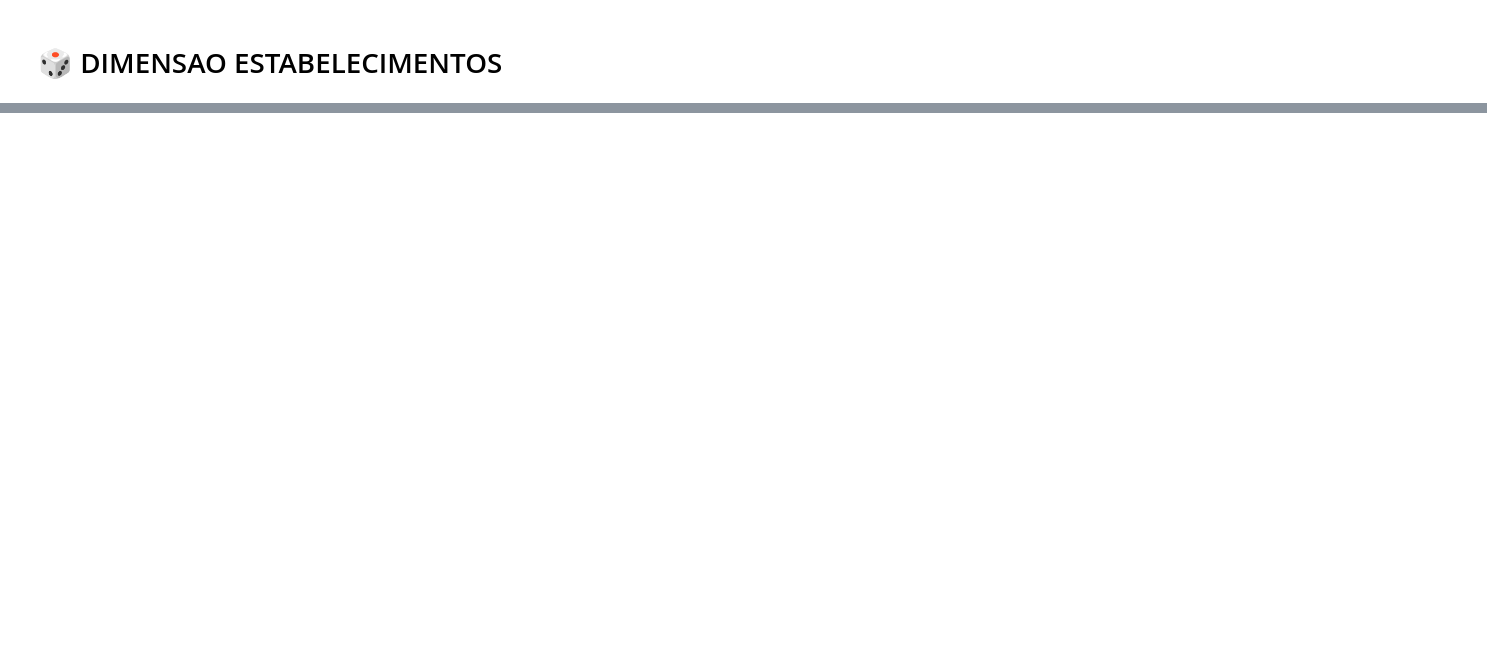
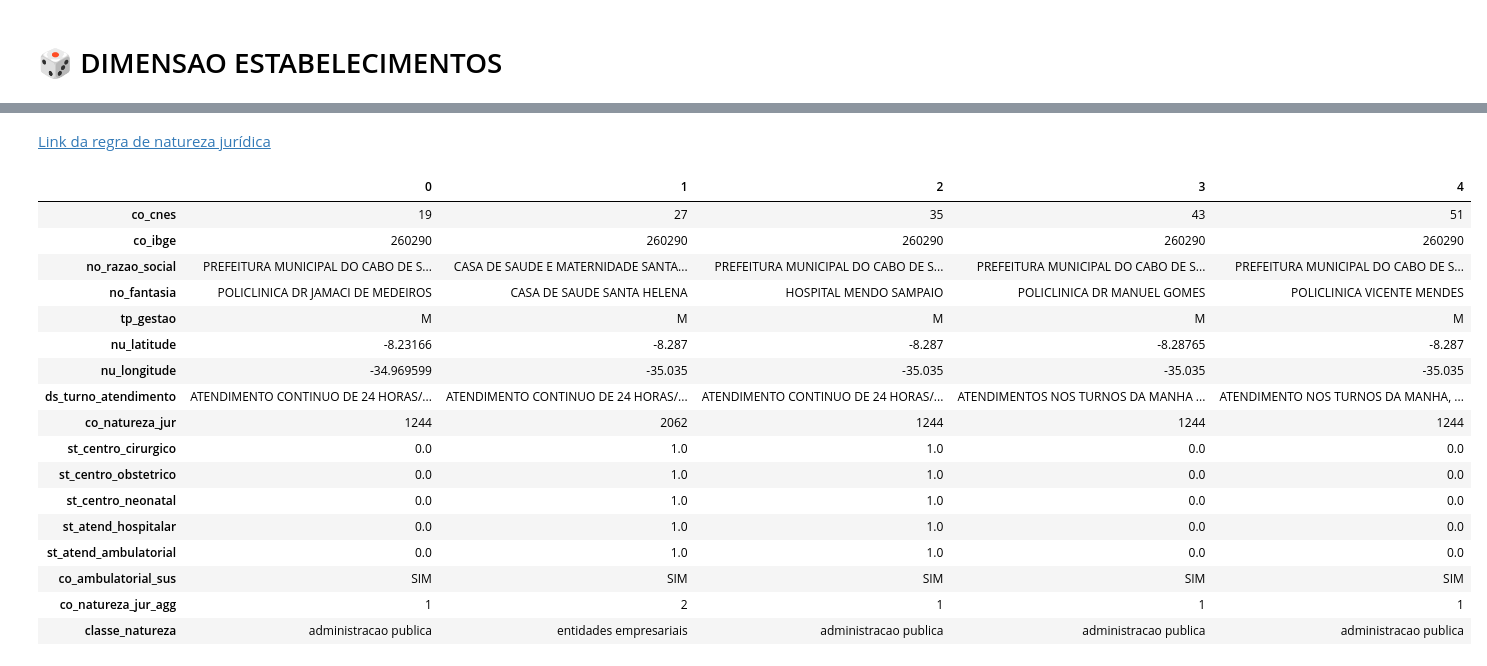
Before and after one commit to carolinegug/sinasc, a Jupyter notebook: sinasc_bases.ipynb, the cells around one changed output, grey strips where cells are left out. Saved outputs shown, nothing was run; the diff lists cells and outputs as text; code cells hidden in the pictures; blank space fills up the shorter version.

```diff
--- a/sinasc_bases.ipynb
+++ b/sinasc_bases.ipynb
@@ -356,7 +719,8 @@ df_pop.to_csv('d_pop.csv', sep = ';', index=False)
 # %%
 cols = ['CO_CNES','CO_IBGE','NO_RAZAO_SOCIAL','NO_FANTASIA','TP_GESTAO','NU_LATITUDE','NU_LONGITUDE','DS_TURNO_ATENDIMENTO','CO_NATUREZA_JUR','ST_CENTRO_CIRURGICO','ST_CENTRO_OBSTETRICO','ST_CENTRO_NEONATAL','ST_ATEND_HOSPITALAR','ST_ATEND_AMBULATORIAL','CO_AMBULATORIAL_SUS']
 
-df_estab = pd.read_csv('cnes_estabelecimentos.csv', usecols= cols, sep =';', encoding='ISO-8859-1')
+planilha_estab = r'C:\Users\carol\OneDrive\Estudos\MBA Data Science\TCC\SINASC\cnes_estabelecimentos.csv'
+df_estab = pd.read_csv(planilha_estab, usecols= cols, sep =';', encoding='ISO-8859-1')
 # %%
 #renomeando colunas
 novo_nome = {
@@ -390,11 +772,32 @@ df_estab[col_object] = df_estab[col_object].astype(str)
 # %%
 #nova coluna de natureza do estabelecimento
 df_estab['co_natureza_jur_agg'] = df_estab['co_natureza_jur'].str.slice(0,1)
+# %% [markdown]
+[Link da regra de natureza jurídica](https://concla.ibge.gov.br/estrutura/natjur-estrutura/natureza-juridica-2021.html)
 # %%
 #trazendo a marcação da categoria no df seguinto clasificação do ibge
 mapeamento = {'1': 'administracao publica', '2':'entidades empresariais', '3':'entidades sem fins lucrativos', '4':'pessoas físicas', '5': 'organizações internacionais e outras instituições extraterritoriais' }
 df_estab['classe_natureza'] = df_estab['co_natureza_jur_agg'].map(mapeamento).fillna('sem info')
 # %%
-df_estab.head()
+df_estab.head().T
+# %% [output]
+|  | 0 | 1 | 2 | 3 | 4 |
+| co_cnes | 19 | 27 | 35 | 43 | 51 |
+| co_ibge | 260290 | 260290 | 260290 | 260290 | 260290 |
+| no_razao_social | PREFEITURA MUNICIPAL DO CABO DE S... | CASA DE SAUDE E MATERNIDADE SANTA... | PREFEITURA MUNICIPAL DO CABO DE S... | PREFEITURA MUNICIPAL DO CABO DE S... | PREFEITURA MUNICIPAL DO CABO DE S... |
+| no_fantasia | POLICLINICA DR JAMACI DE MEDEIROS | CASA DE SAUDE SANTA HELENA | HOSPITAL MENDO SAMPAIO | POLICLINICA DR MANUEL GOMES | POLICLINICA VICENTE MENDES |
+| tp_gestao | M | M | M | M | M |
+| nu_latitude | -8.23166 | -8.287 | -8.287 | -8.28765 | -8.287 |
+| nu_longitude | -34.969599 | -35.035 | -35.035 | -35.035 | -35.035 |
+| ds_turno_atendimento | ATENDIMENTO CONTINUO DE 24 HORAS/... | ATENDIMENTO CONTINUO DE 24 HORAS/... | ATENDIMENTO CONTINUO DE 24 HORAS/... | ATENDIMENTOS NOS TURNOS DA MANHA ... | ATENDIMENTO NOS TURNOS DA MANHA, ... |
+| co_natureza_jur | 1244 | 2062 | 1244 | 1244 | 1244 |
+| st_centro_cirurgico | 0.0 | 1.0 | 1.0 | 0.0 | 0.0 |
+| st_centro_obstetrico | 0.0 | 1.0 | 1.0 | 0.0 | 0.0 |
+| st_centro_neonatal | 0.0 | 1.0 | 1.0 | 0.0 | 0.0 |
+| st_atend_hospitalar | 0.0 | 1.0 | 1.0 | 0.0 | 0.0 |
+| st_atend_ambulatorial | 0.0 | 1.0 | 1.0 | 0.0 | 0.0 |
+| co_ambulatorial_sus | SIM | SIM | SIM | SIM | SIM |
+| co_natureza_jur_agg | 1 | 2 | 1 | 1 | 1 |
+| classe_natureza | administracao publica | entidades empresariais | administracao publica | administracao publica | administracao publica |
 # %%
 df_estab.to_csv('d_estab.csv', sep = ';', index=False)
```
Also changed, not shown: parts of 77 cells of this notebook.
